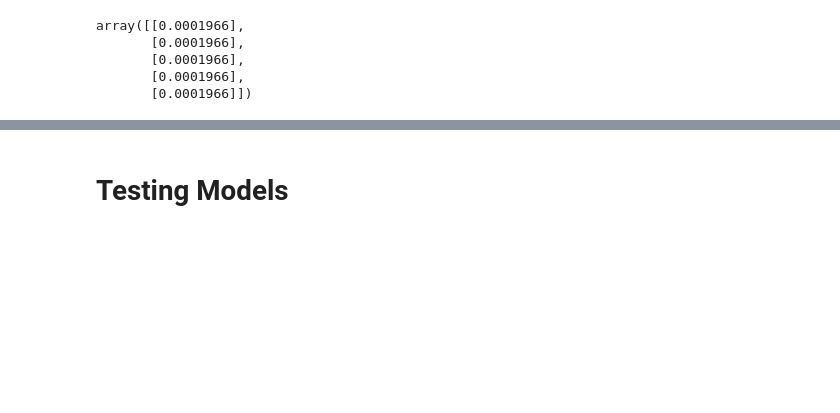
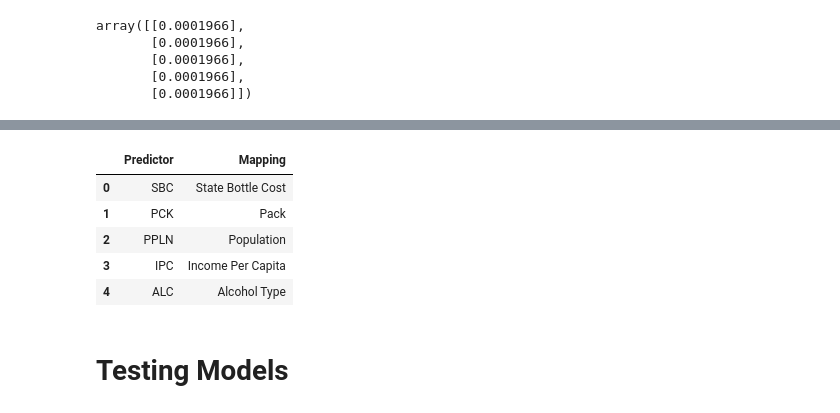
Before and after one commit to juliandavis7/401_Project1, a Jupyter notebook: compare_models.ipynb, the cells around one changed output, grey strips where cells are left out. Saved outputs shown, nothing was run; the diff lists cells and outputs as text; code cells hidden in the pictures; blank space fills up the shorter version.

```diff
--- a/compare_models.ipynb
+++ b/compare_models.ipynb
@@ -170,3 +380,15 @@ array([[0.0001966],
+# %%
+data = {"Predictor": ["SBC","PCK","PPLN","IPC","ALC"],
+       "Mapping": ["State Bottle Cost","Pack","Population","Income Per Capita","Alcohol Type"],}
+mapping = pd.DataFrame(data, columns = ["Predictor", "Mapping"])
+mapping
+# %% [output]
+|  | Predictor | Mapping |
+| 0 | SBC | State Bottle Cost |
+| 1 | PCK | Pack |
+| 2 | PPLN | Population |
+| 3 | IPC | Income Per Capita |
+| 4 | ALC | Alcohol Type |
 # %% [markdown]
 # Testing Models
 # %%
```
Also changed, not shown: parts of 53 cells of this notebook.
